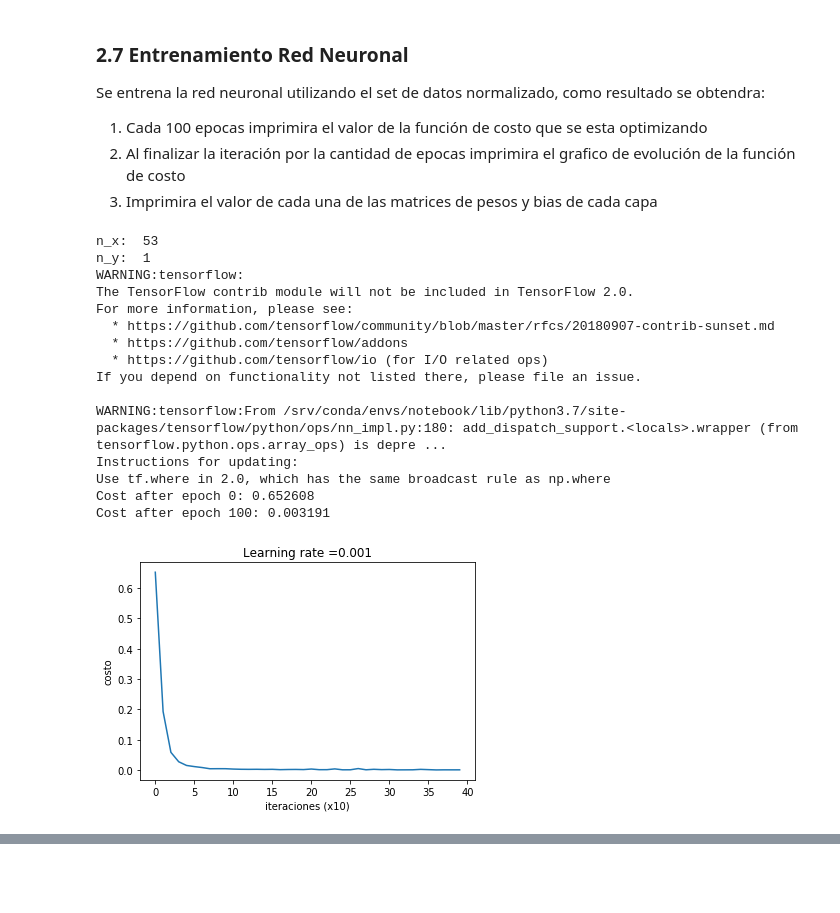
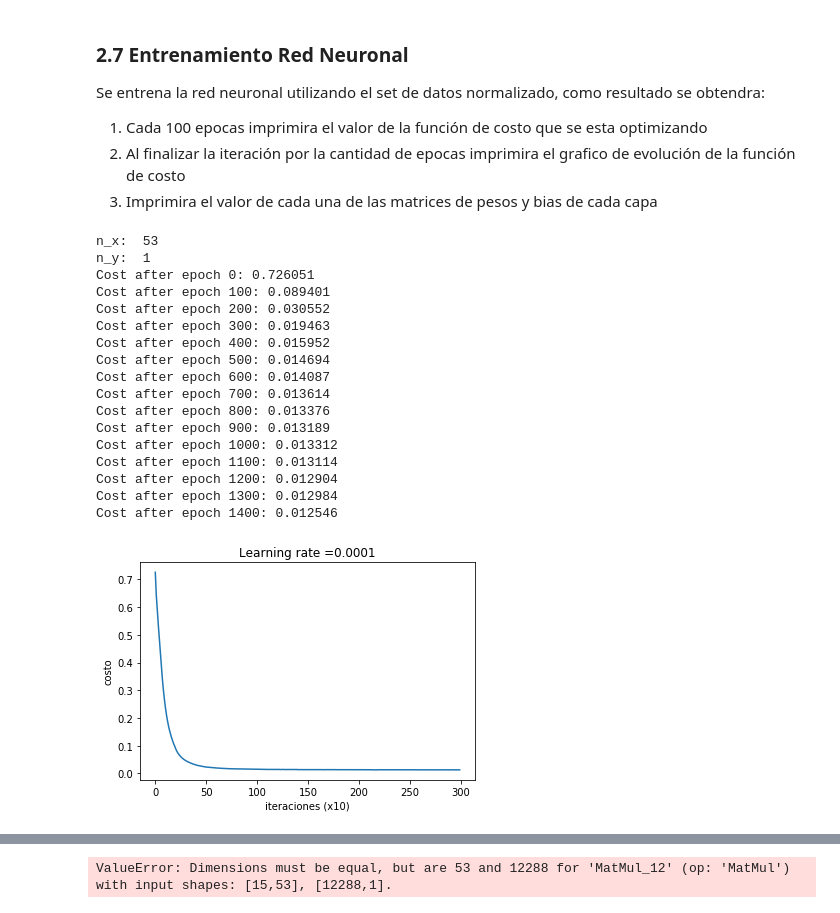
Before and after one commit to zFSANTANDER/CH_PCNA, a Jupyter notebook: CH_PCNA GH.ipynb, the cells around one changed output, grey strips where cells are left out. Saved outputs shown, nothing was run; the diff lists cells and outputs as text; code cells hidden in the pictures; blank space fills up the shorter version.

````diff
--- a/CH_PCNA GH.ipynb
+++ b/CH_PCNA GH.ipynb
@@ -116,11 +116,11 @@ devstd=np.reshape(np.std(X_Orig,axis=1),(53,1),order='F')
 
 cont=X_Orig.shape[0]
 sample_cont=X_Orig.shape[1]
+
 train_cont=int(np.round(sample_cont*0.7))
 test_cont=int(np.round((sample_cont-1)*0.15))
 dev_cont=int(np.round((sample_cont-1)*0.15))
 
-print(X_Orig[[1]])
 for i in range(cont):
         X_max[i]=np.max(X_Orig[[i]])
         X_min[i]=np.min(X_Orig[[i]])
@@ -131,12 +131,12 @@ X_std=np.divide((X_Orig-mean),devstd)
 #X_train=[[53,int(train_cont)]]
 #Y_train=[[53,int(train_cont)]]
 
-X_train=X_std[1:train_cont]
-Y_train=Y_Orig[1:train_cont]
-X_test=X_std[train_cont+1:test_cont]
-Y_test=Y_Orig[train_cont+1:test_cont]
-X_dev=X_std[test_cont+1:dev_cont]
-Y_dev=Y_Orig[test_cont+1:dev_cont]
+X_train=X_std[:,1:train_cont]
+Y_train=Y_Orig[:,1:train_cont]
+X_test=X_std[:,train_cont+1:test_cont+train_cont+1]
+Y_test=Y_Orig[:,train_cont+1:test_cont+train_cont+1]
+X_dev=X_std[:,test_cont+train_cont+1:dev_cont+test_cont+train_cont+1]
+Y_dev=Y_Orig[:,test_cont+train_cont+1:dev_cont+test_cont+train_cont+1]
 
 
 #print(np.max(X_Train[[52]]))
@@ -161,7 +159,0 @@ La dimension de los datos dev es (0, 9904)
-# %%
-min_max_scaler = preprocessing.MinMaxScaler()
-X_scale = min_max_scaler.fit_transform(X_Orig)
-print(X_scale.shape)
-X_train, X_val_and_test, Y_train, Y_val_and_test = train_test_split(X_std, Y_Orig, test_size=0.3)
-X_val, X_test, Y_val, Y_test = train_test_split(X_val_and_test, Y_val_and_test, test_size=0.5)
-print(X_train.shape, X_val.shape, X_test.shape, Y_train.shape, Y_val.shape, Y_test.shape)
@@ -373,8 +362,8 @@ Se utilizan las funciones generadas antes para construir el modelo de la red neu
 * numero de epocas ```num_epochs```: numero de veces que explorará todos los minibatches.
 * tamaño de minibatch ```minibatch_size```: tamaño de los minibatch.
 # %%
-def model(X_train, Y_train, X_test, Y_test, learning_rate = 0.001,
-          num_epochs = 200, minibatch_size = 32, print_cost = True):
+def model(X_train, Y_train, X_test, Y_test, learning_rate = 0.0001,
+          num_epochs = 1500, minibatch_size = 32, print_cost = True):
     """
     Implementa tres-capas tensorflow red neuronal: LINEAR->SIGMOID->LINEAR->SIGMOID->LINEAR->SIGMOID.
 
@@ -489,24 +478,26 @@ Se entrena la red neuronal utilizando el set de datos normalizado, como resultad
 3. Imprimira el valor de cada una de las matrices de pesos y bias de cada capa
 # %%
 #parameters = model(X_train_norm, Y_Train, X_train_norm, Y_Train)
-parameters = model(X_train_std, Y_Train, X_train_std, Y_Train)
+parameters = model(X_train, Y_train, X_test, Y_test)
 # %% [output]
 n_x:  53
 n_y:  1
-WARNING:tensorflow:
-The TensorFlow contrib module will not be included in TensorFlow 2.0.
-For more information, please see:
-  * https://github.com/tensorflow/community/blob/master/rfcs/20180907-contrib-sunset.md
-  * https://github.com/tensorflow/addons
-  * https://github.com/tensorflow/io (for I/O related ops)
-If you depend on functionality not listed there, please file an issue.
-
-WARNING:tensorflow:From /srv/conda/envs/notebook/lib/python3.7/site-packages/tensorflow/python/ops/nn_impl.py:180: add_dispatch_support.<locals>.wrapper (from tensorflow.python.ops.array_ops) is depre ...
-Instructions for updating:
-Use tf.where in 2.0, which has the same broadcast rule as np.where
-Cost after epoch 0: 0.652608
-Cost after epoch 100: 0.003191
+Cost after epoch 0: 0.726051
+Cost after epoch 100: 0.089401
+Cost after epoch 200: 0.030552
+Cost after epoch 300: 0.019463
+Cost after epoch 400: 0.015952
+Cost after epoch 500: 0.014694
+Cost after epoch 600: 0.014087
+Cost after epoch 700: 0.013614
+Cost after epoch 800: 0.013376
+Cost after epoch 900: 0.013189
+Cost after epoch 1000: 0.013312
+Cost after epoch 1100: 0.013114
+Cost after epoch 1200: 0.012904
+Cost after epoch 1300: 0.012984
+Cost after epoch 1400: 0.012546
-[figure, old version]
+[figure, new version]
 Los parametros han sido entrenados!
 Train Accuracy: 1.0
 Test Accuracy: 1.0
@@ -526,0 +544,4 @@ b3=  [[0.3799888]]
+# %%
+y_hat=predict(X_train, parameters)
+# %% [output]
+ValueError: Dimensions must be equal, but are 53 and 12288 for 'MatMul_12' (op: 'MatMul') with input shapes: [15,53], [12288,1].
````
Also changed, not shown: parts of 6 cells of this notebook.
